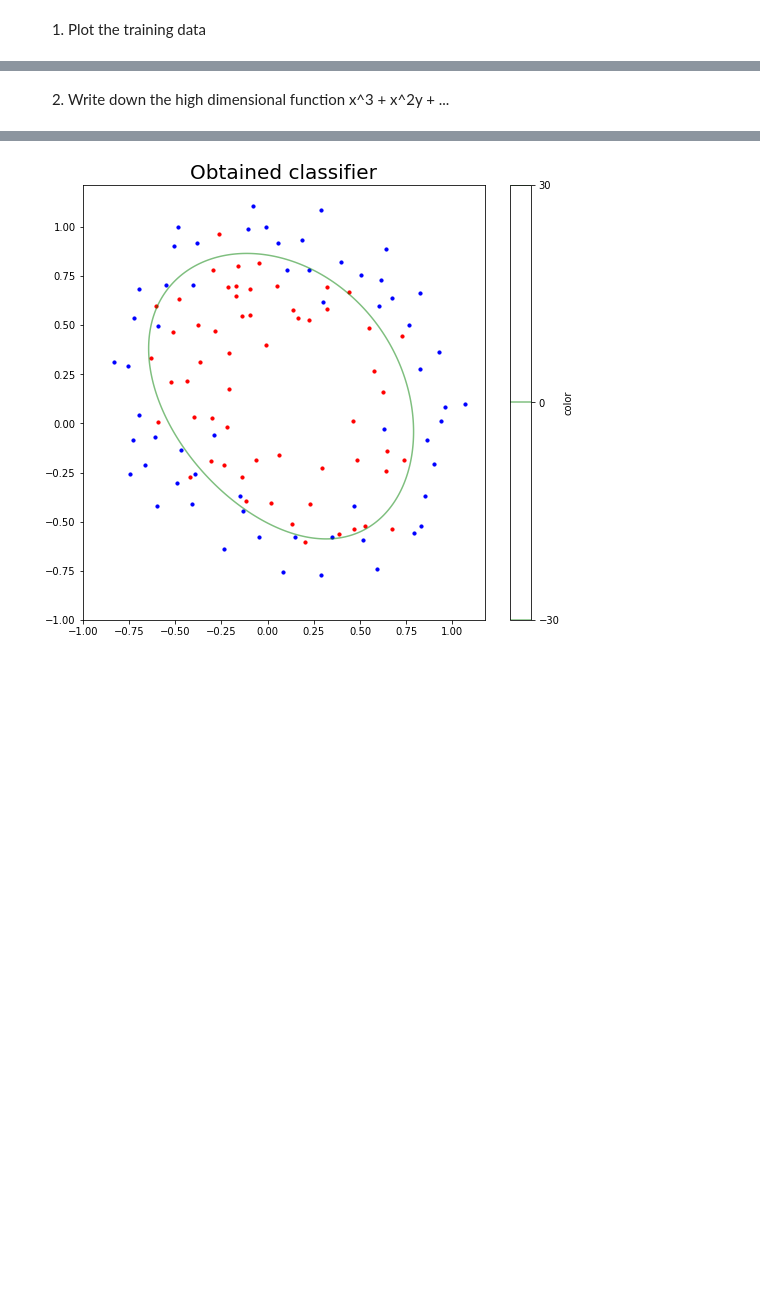
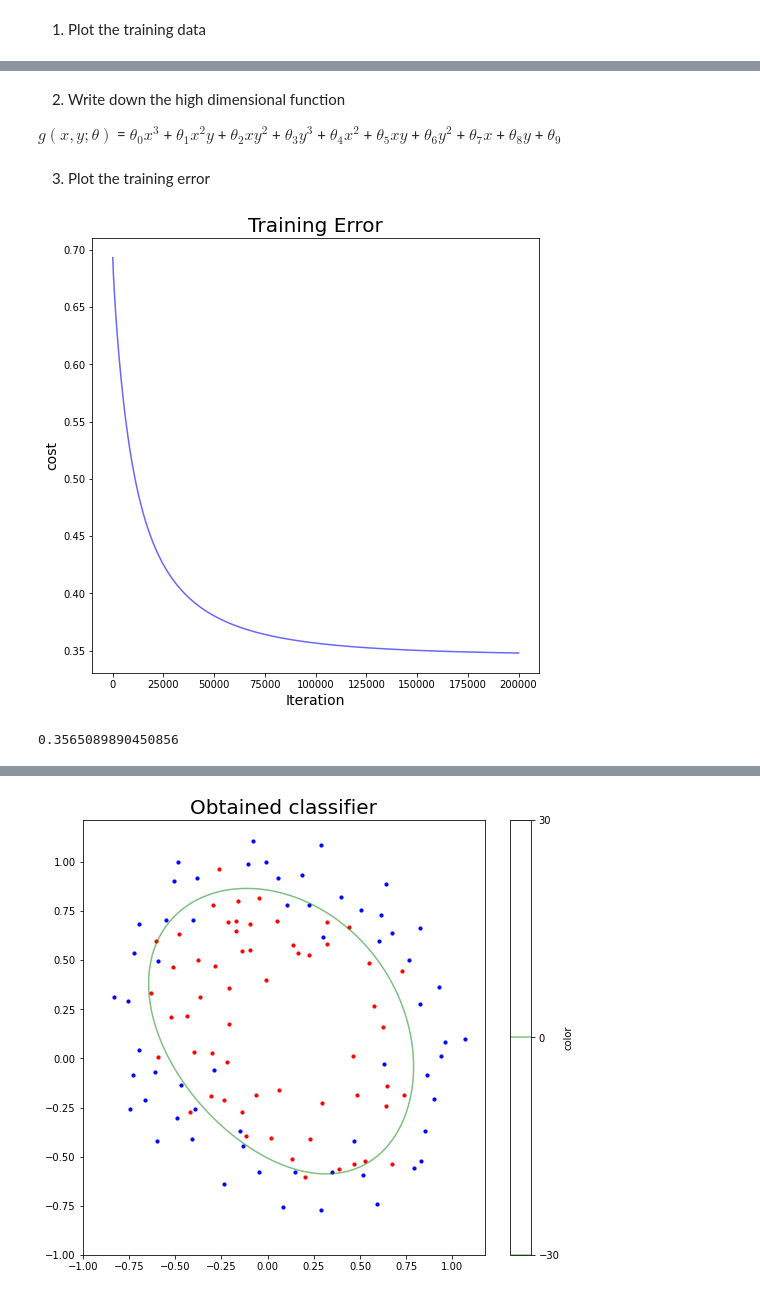
Before and after one commit to JinKim1/classMachineLearning, a Jupyter notebook: ML_assignment06.ipynb, the cells around one changed output, grey strips where cells are left out. Drawn from its saved outputs; the diff is of its cells as text; code cells hidden in the pictures; blank space fills up the shorter version.

Commit message:
plot results

```diff
--- a/ML_assignment06.ipynb
+++ b/ML_assignment06.ipynb
@@ -46,6 +46,7 @@ w8_guess = np.array(range(lter_num),dtype=float)
 w9_guess = np.array(range(lter_num),dtype=float)
 b_guess = np.array(range(lter_num),dtype=float)
 cost_guess = np.array(range(lter_num),dtype=float)
+training_accuracy = np.array(range(lter_num),dtype=float)
 
 W1 = 0.0     # 초기값 설정
 W2 = 0.0
@@ -62,6 +63,16 @@ for i in range(0,lter_num):
     z = W1*x*x*x + W2*x*x*y + W3*x*y*y + W4*y*y*y + W5*x*x + W6*x*y + W7*y*y + W8*x + W9*y + b   # 예측함수
     # z = W1*x*x + W2*x*y + W3*y*y + W4*x + W5*y + b
     cost = np.sum(  -l*np.log(s(z)) - (1-l)*np.log(1-s(z))  )/n_data
+
+    good = 0
+    for j in range(0,n_data):
+        if(z[j]>0):
+            if(l[j]==1):
+                good+=1
+        if(z[j]<0):
+            if(l[j]==0):
+                good+=1
+    training_accuracy[i] = good/n_data      # 정확도 측정
 
     w1_guess[i] = W1          # 반복마다 값들 저장
     w2_guess[i] = W2
@@ -127,3 +148,18 @@ RESULTS
 # %% [markdown]
 2. Write down the high dimensional function
-x^3 + x^2y + ...
+
+$g(x,y;θ)$ = $θ_0$$x^3$ + $θ_1$$x^2y$ + $θ_2$$xy^2$ + $θ_3$$y^3$ + $θ_4$$x^2$ + $θ_5$$xy$ + $θ_6$$y^2$ + $θ_7$$x$ + $θ_8$$y$ + $θ_9$
+# %% [markdown]
+3. Plot the training error
+# %%
+lter = np.array(range(lter_num))
+plt.figure(figsize=(8, 8))
+plt.plot(lter, cost_guess,alpha=0.6,color='b')
+plt.title('Training Error',fontsize=20)
+plt.xlabel('Iteration',fontsize=14)
+plt.ylabel('cost',fontsize=14)
+plt.show()
+print(cost_guess[100000])
+# %% [output]
+[figure, added]
+0.3565089890450856
```
Also changed, not shown: parts of 7 cells of this notebook.
